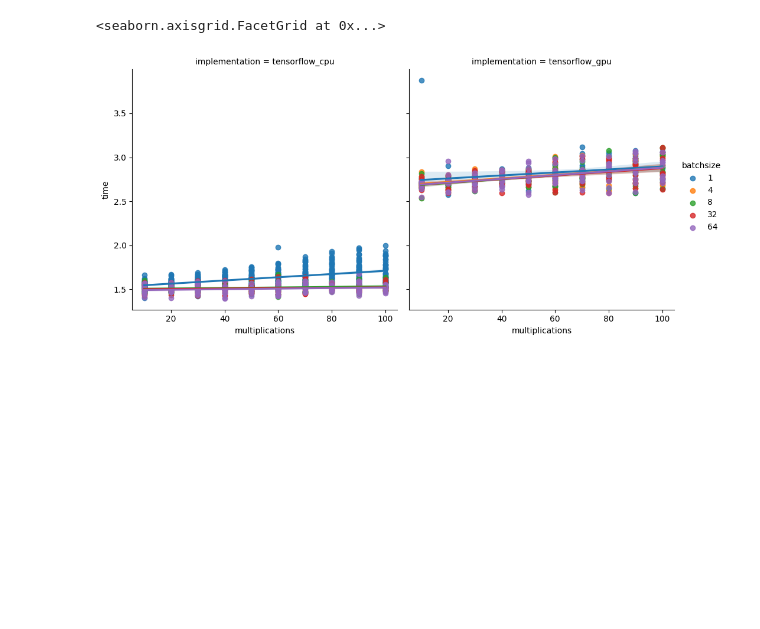
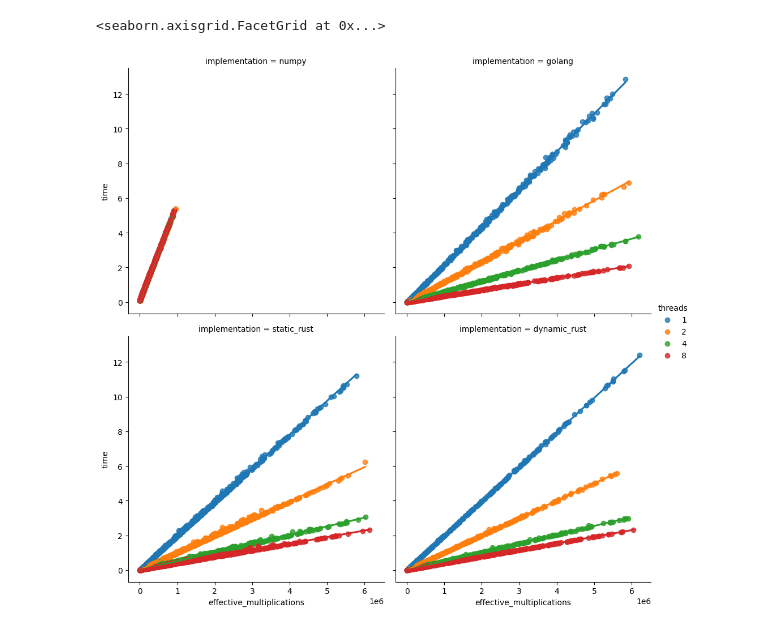
Before and after one commit to hmcalister/Linear-Algebra-Profiling, a Jupyter notebook: Data Cleaning/main.ipynb, the cells around one changed output. Saved outputs shown, nothing was run; the diff lists cells and outputs as text; code cells hidden in the pictures; blank space fills up the shorter version.

```diff
--- a/Data Cleaning/main.ipynb
+++ b/Data Cleaning/main.ipynb
@@ -17,12 +32,19 @@ grid_data_frames = {
 # %%
 all_data = pd.DataFrame()
 
-for data_frame_name, data_frame in grid_data_frames.items():
+for data_frame_name, data_frame in data_frames.items():
     data_frame["implementation"] = data_frame_name
     data_frame["time"] /= 1E9
+    data_frame["threads"] = data_frame.get("threads", 1)
     data_frame["batchsize"] = data_frame.get("batchsize", 1)
     data_frame["effective_multiplications"] = data_frame["trials"] * data_frame["multiplications"]
     all_data = pd.concat([all_data, data_frame],ignore_index=True)
 display(all_data)
+
+match DATA_TARGET:
+    case DataTypes.RANDOM:
+        all_data.to_csv("AggregatedRandom.csv")
+    case DataTypes.GRID:
+        all_data.to_csv("AggregatedGrid.csv")
 # %% [output]
 |  | trials | multiplications | threads | time | implementation | batchsize | effective_multiplications |
@@ -48,9 +75,10 @@ sns.lmplot(data=target_data, x="effective_multiplications", y="time", col="imple
 # %%
-target_data = all_data.loc[(all_data["implementation"] == "tensorflow_cpu") | (all_data["implementation"] == "tensorflow_gpu")]
-target_data = target_data.loc[(target_data["effective_multiplications"] < 1E4)]
+target_data = all_data.copy()
+target_data = target_data.drop(target_data[target_data["implementation"] == "tensorflow_cpu"].index)
+target_data = target_data.drop(target_data[target_data["implementation"] == "tensorflow_gpu"].index)
 
-sns.lmplot(data=target_data, x="multiplications", y="time", col="implementation", hue="batchsize")
+sns.lmplot(data=target_data, x="effective_multiplications", y="time", col="implementation", hue="threads", col_wrap=2)
 # %% [output]
 <seaborn.axisgrid.FacetGrid at 0x...>
-[figure, old version]
+[figure, new version]
 # %%
```
Also changed, not shown: parts of 17 cells of this notebook, 1 other file.
